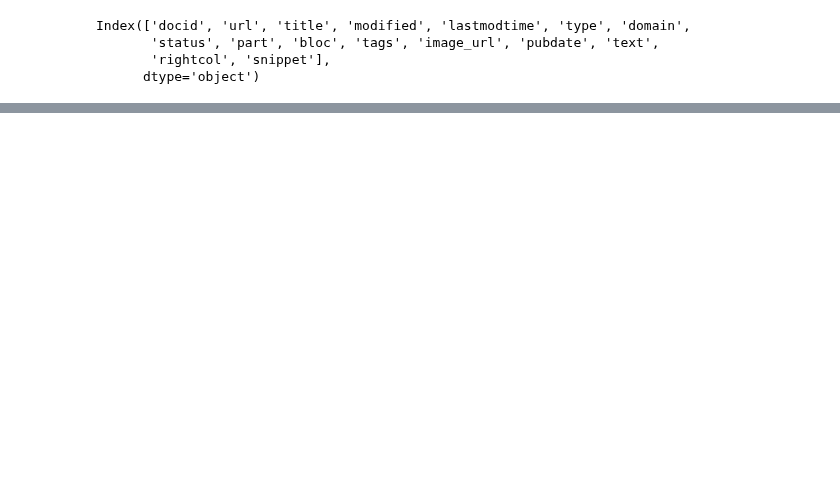
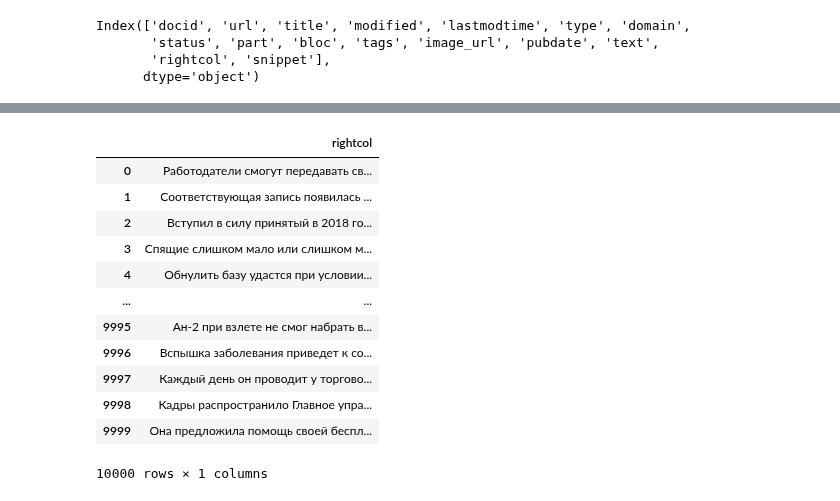
Before and after one commit to Maxxx-VS/The-Founder, a Jupyter notebook: 40_3_==_4.ipynb, the cells around one changed output, grey strips where cells are left out. Drawn from its saved outputs; the diff is of its cells as text; code cells hidden in the pictures; blank space fills up the shorter version.

```diff
--- a/40_3_==_4.ipynb
+++ b/40_3_==_4.ipynb
@@ -63,7 +44,7 @@ Index(['docid', 'url', 'title', 'modified', 'lastmodtime', 'type', 'domain',
 # %%
 df = df[["rightcol"]]
 # %%
-df = df[:1000]
+df = df[:10000]
 # %%
 df.info()
 # %% [output]
@@ -78,3 +59,19 @@ memory usage: 4.1+ MB
+# %%
+df
+# %% [output]
+|  | rightcol |
+| 0 | Работодатели смогут передавать св... |
+| 1 | Соответствующая запись появилась ... |
+| 2 | Вступил в силу принятый в 2018 го... |
+| 3 | Спящие слишком мало или слишком м... |
+| 4 | Обнулить базу удастся при условии... |
+| ... | ... |
+| 9995 | Ан-2 при взлете не смог набрать в... |
+| 9996 | Вспышка заболевания приведет к со... |
+| 9997 | Каждый день он проводит у торгово... |
+| 9998 | Кадры распространило Главное упра... |
+| 9999 | Она предложила помощь своей беспл... |
+10000 rows × 1 columns
 # %%
 # Записываем строку в файл
 with open('output.txt', 'w') as file:
```
Also changed, not shown: parts of 12 cells of this notebook.
